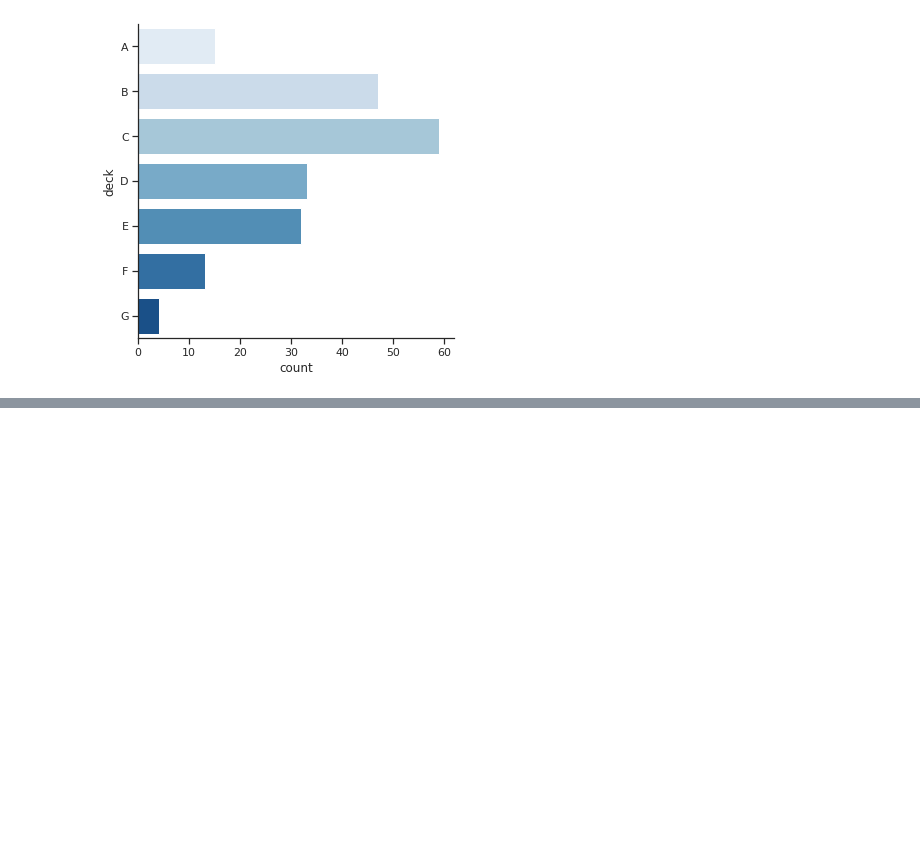
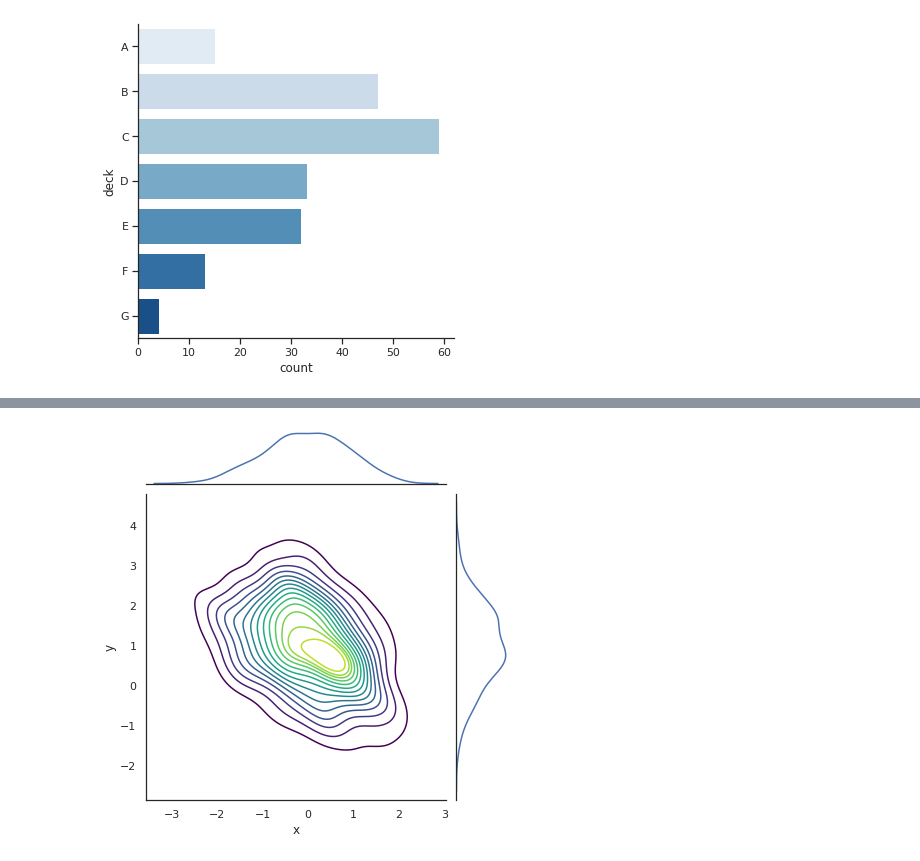
Before and after one commit to JSzczpin/Kurs, a Jupyter notebook: Dane.ipynb, the cells around one changed output, grey strips where cells are left out. Cells and saved outputs as stored; diff of their text form; code cells hidden in the pictures; blank space fills up the shorter version.

```diff
--- a/Dane.ipynb
+++ b/Dane.ipynb
@@ -154,0 +186,5 @@ sns.catplot(data=df,y='deck',kind='count',palette='Blues')
+# %%
+
+g=sns.jointplot(data=df, x='x', y='y',kind='kde',n_levels=15,cmap='viridis')
+# %% [output]
+[figure, added]
```
Also changed, not shown: parts of 4 cells of this notebook.
